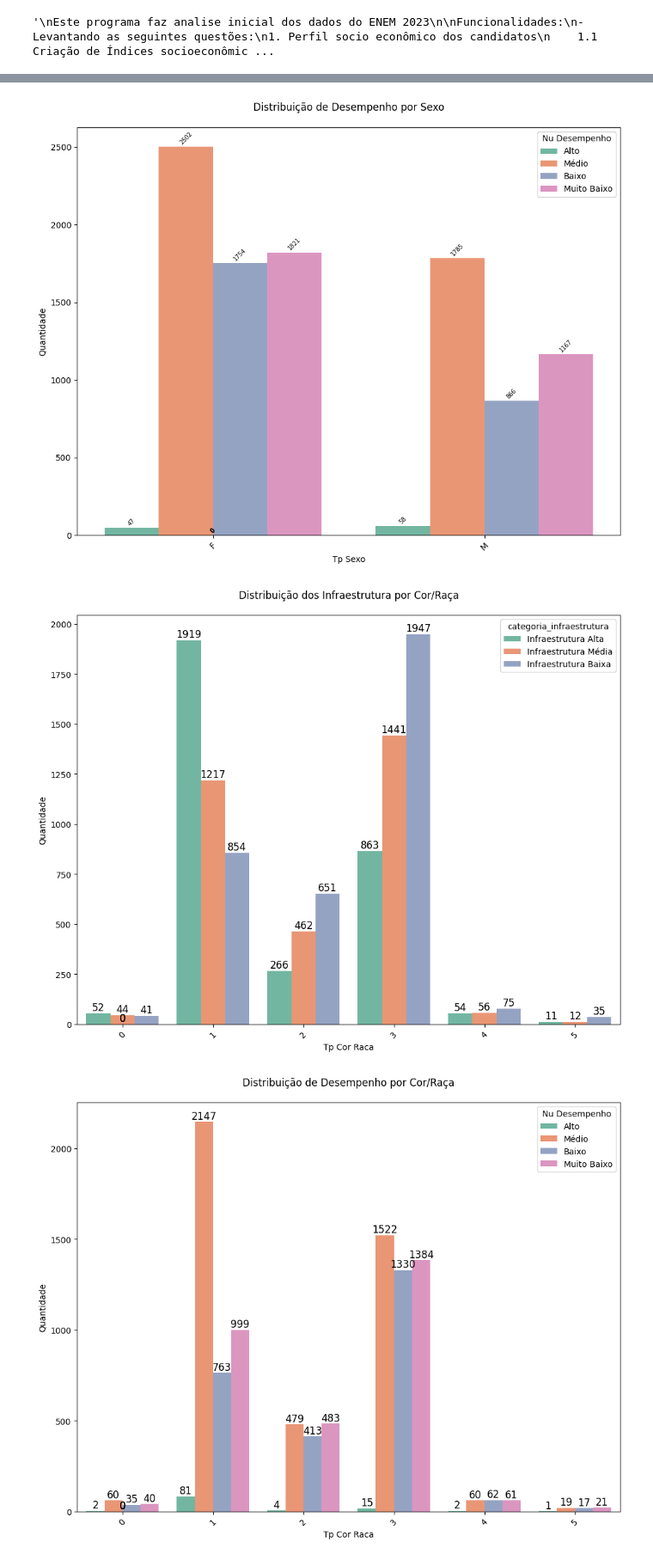
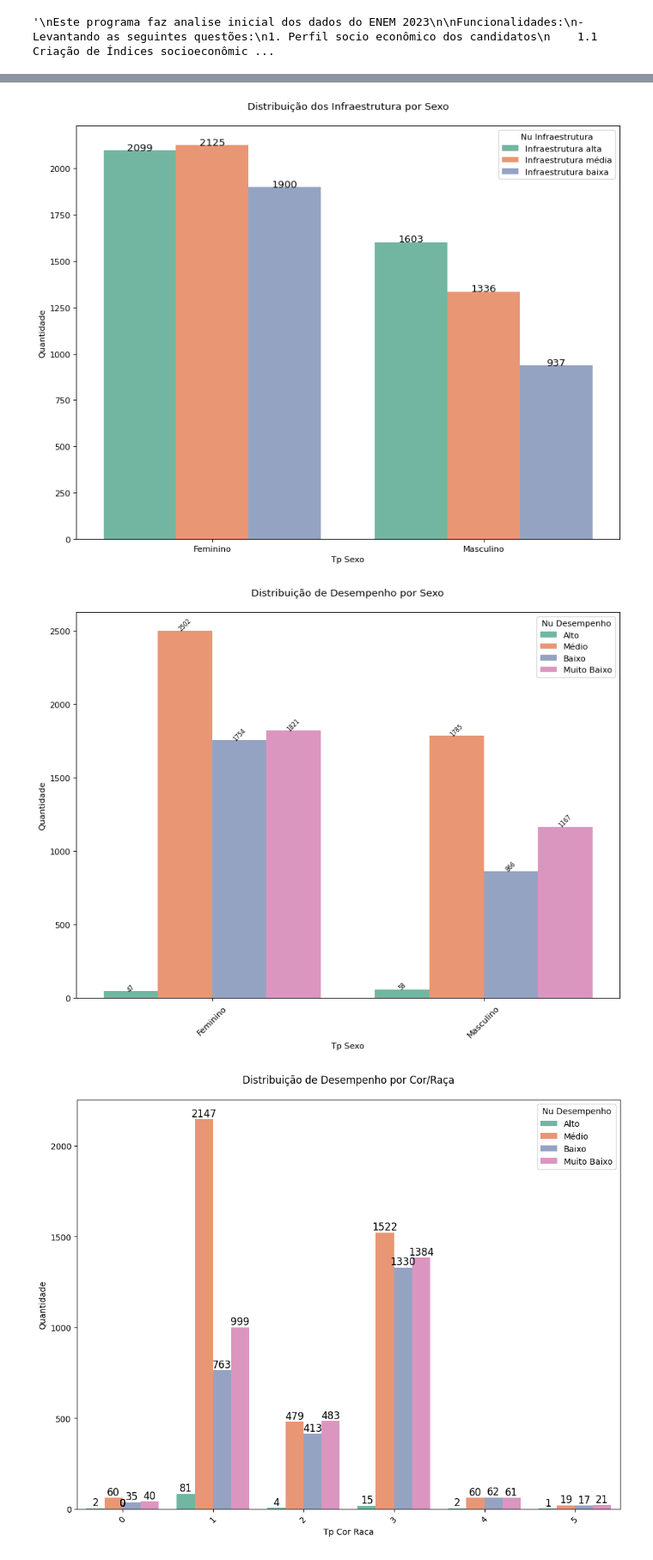
Before and after one commit to RafaelPetit/Microdados, a Jupyter notebook: microdados_V4.ipynb, the cells around one changed output, grey strips where cells are left out. Shown at 86% size. Drawn from its saved outputs; the diff is of its cells as text; code cells hidden in the pictures.

```diff
--- a/microdados_V4.ipynb
+++ b/microdados_V4.ipynb
@@ -103,8 +103,8 @@ faixa_etaria = {
 
 # Criando um dicionário para mapear os valores da coluna 'TP_SEXO'
 sexo = {
-    0: 'Feminino',
-    1: 'Masculino',
+    'F': 'Feminino',
+    'M': 'Masculino',
 }
 
 # Criando um dicionário para mapear os valores da coluna 'TP_ESTADO_CIVIL'
@@ -598,38 +741,32 @@ plot_histograma(
 # %%
 # Distribuição dos Infraestrutura por Sexo
-plot_histograma(
+plotar_histograma(
     df=microdados,
     coluna_x='TP_SEXO',
-    coluna_hue='categoria_infraestrutura',
+    coluna_hue='NU_INFRAESTRUTURA',
     dicionario_x=sexo,
-    dicionario_hue=infra,
-    order_hue=order_hue_infra,
+    dicionario_hue=infraestrutura,
     titulo='Distribuição dos Infraestrutura por Sexo',
     rotacao_xticks=0,
-    pad_titulo=20,
-    palette='Set2'
 )
 # %% [output]
-[figure, old version]
+[figure, new version]
 # %%
 # Plotando Desempenho por Sexo
 
-plot_histograma(
+plotar_histograma(
     df=microdados,
     coluna_x='TP_SEXO',
     coluna_hue='NU_DESEMPENHO',
     dicionario_x=sexo,
     dicionario_hue=desempenho,
-    order_hue=order_hue_desempenho,
     titulo='Distribuição de Desempenho por Sexo',
     rotacao_xticks=45,
     rotacao_xticks_barra=45,
-    text_size=7,
-    pad_titulo=20,
-    palette='Set2'
+    tamanho_texto=7,
 )
 # %% [output]
-[figure, old version]
+[figure, new version]
 # %%
 # Distribuição dos Infraestrutura por Cor/Raça
 plot_histograma(
```
Also changed, not shown: parts of 10 cells of this notebook, 2 other files.
